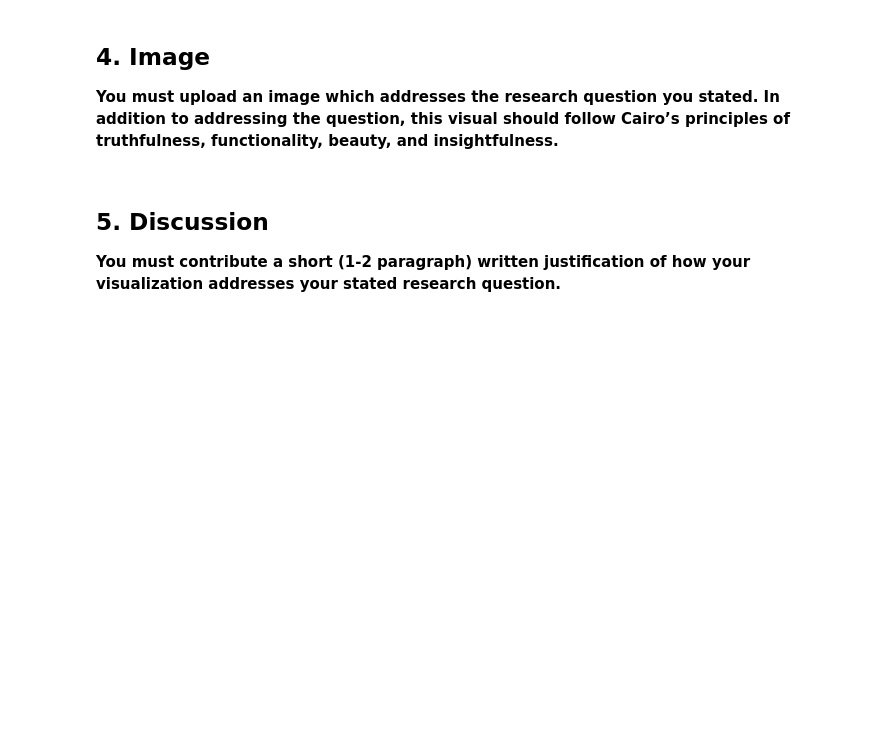
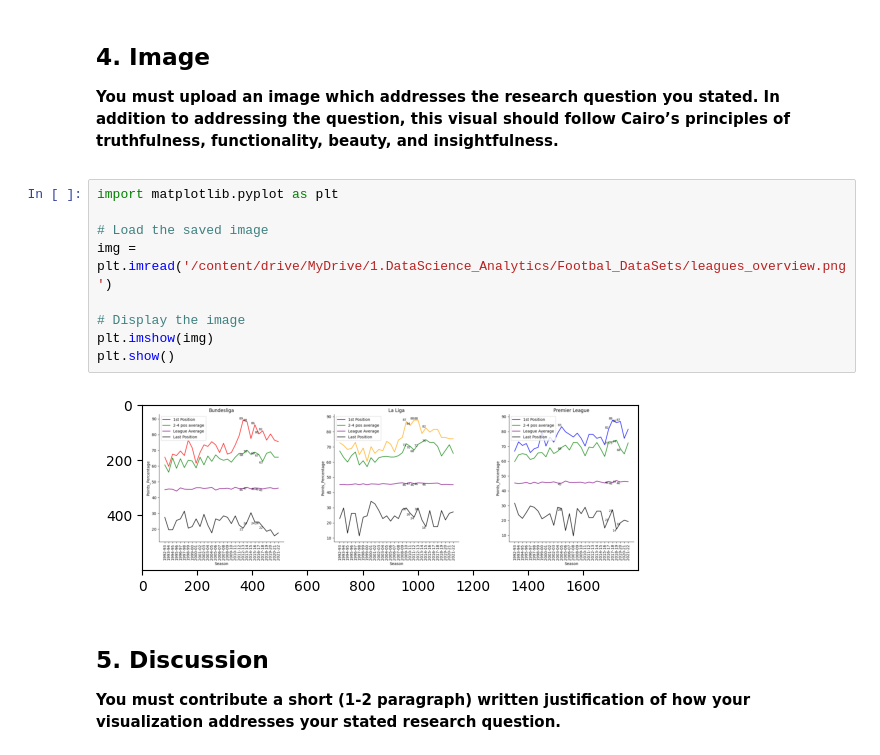
Before and after one commit to gmarambaia/gmarambaia, a Jupyter notebook: [Assignment_DataViz_3]_Applied_Data_Science_with_Python_Specialization_ipynb.ipynb, the cells around one changed output. Drawn from its saved outputs; the diff is of its cells as text; blank space fills up the shorter version.

```diff
--- a/[Assignment_DataViz_3]_Applied_Data_Science_with_Python_Specialization_ipynb.ipynb
+++ b/[Assignment_DataViz_3]_Applied_Data_Science_with_Python_Specialization_ipynb.ipynb
@@ -985,6 +1461,17 @@ la_liga.to_csv('la_liga.csv',index=False)
 # %% [markdown]
 ## **4. Image**
 **You must upload an image which addresses the research question you stated. In addition to addressing the question, this visual should follow Cairo’s principles of truthfulness, functionality, beauty, and insightfulness.**<p>
+# %%
+import matplotlib.pyplot as plt
+
+# Load the saved image
+img = plt.imread('/content/drive/MyDrive/1.DataScience_Analytics/Footbal_DataSets/leagues_overview.png')
+
+# Display the image
+plt.imshow(img)
+plt.show()
+# %% [output]
+[figure, added]
 # %% [markdown]
 ## **5. Discussion**
 **You must contribute a short (1-2 paragraph) written justification of how your visualization addresses your stated research question.**
```
Also changed, not shown: parts of 25 cells of this notebook.
